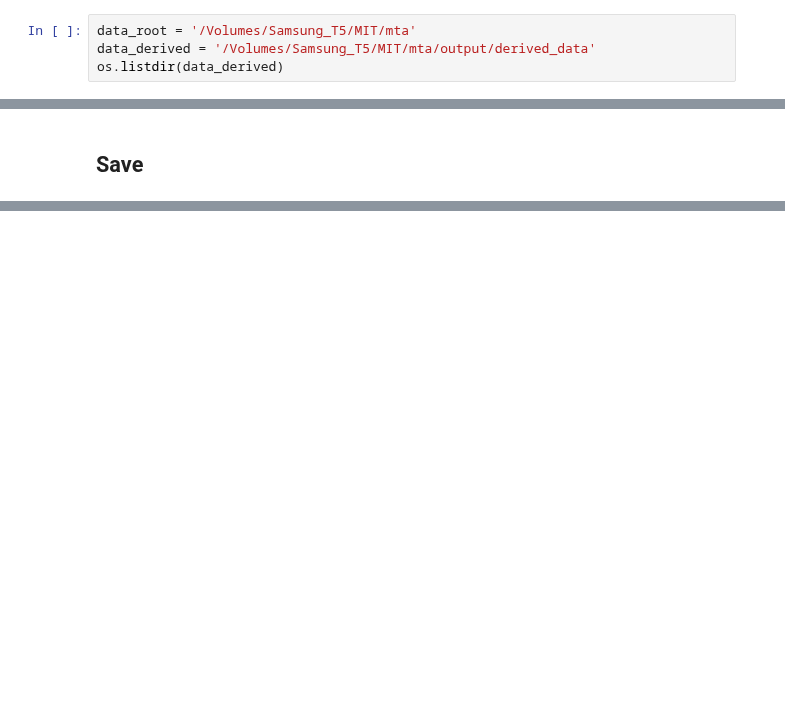
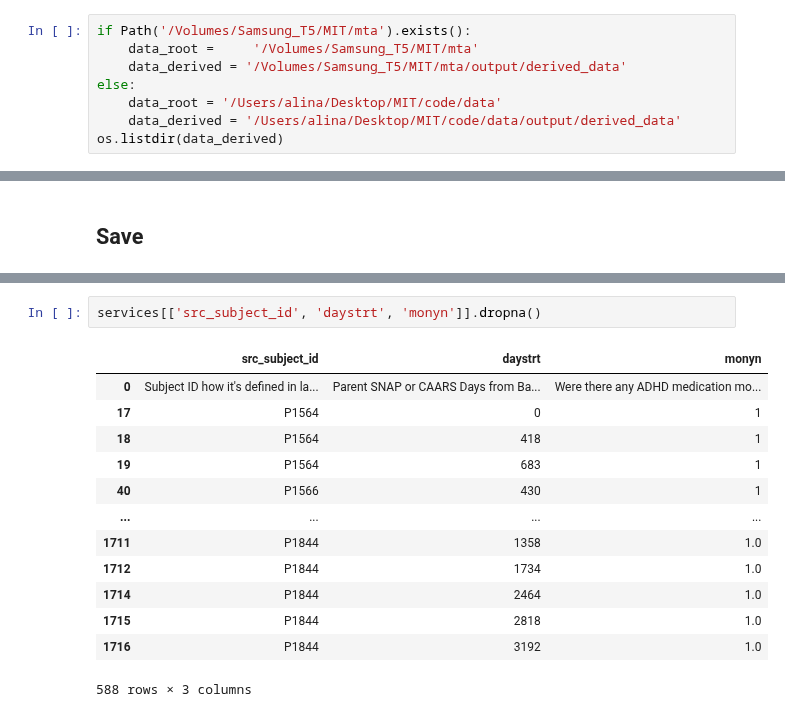
Before and after one commit to ALINA991/ADHD_fMRI, a Jupyter notebook: MTA/mta_find_med_vars.ipynb, the cells around one changed output, grey strips where cells are left out. Drawn from its saved outputs; the diff is of its cells as text; blank space fills up the shorter version.

```diff
--- a/MTA/mta_find_med_vars.ipynb
+++ b/MTA/mta_find_med_vars.ipynb
@@ -21,7 +21,11 @@ from helper import rr, prep, var_dict
 The autoreload extension is already loaded. To reload it, use:
   %reload_ext autoreload
 # %%
-data_root = '/Volumes/Samsung_T5/MIT/mta'
-data_derived = '/Volumes/Samsung_T5/MIT/mta/output/derived_data'
+if Path('/Volumes/Samsung_T5/MIT/mta').exists():
+    data_root =     '/Volumes/Samsung_T5/MIT/mta'
+    data_derived = '/Volumes/Samsung_T5/MIT/mta/output/derived_data'
+else:
+    data_root = '/Users/alina/Desktop/MIT/code/data'
+    data_derived = '/Users/alina/Desktop/MIT/code/data/output/derived_data'
 os.listdir(data_derived)
 # %% [output]
@@ -354,0 +403,16 @@ accept.to_csv(Path(data_derived, 'accept.csv'))
+# %%
+services[['src_subject_id', 'daystrt', 'monyn']].dropna()
+# %% [output]
+|  | src_subject_id | daystrt | monyn |
+| 0 | Subject ID how it's defined in la... | Parent SNAP or CAARS Days from Ba... | Were there any ADHD medication mo... |
+| 17 | P1564 | 0 | 1 |
+| 18 | P1564 | 418 | 1 |
+| 19 | P1564 | 683 | 1 |
+| 40 | P1566 | 430 | 1 |
+| ... | ... | ... | ... |
+| 1711 | P1844 | 1358 | 1.0 |
+| 1712 | P1844 | 1734 | 1.0 |
+| 1714 | P1844 | 2464 | 1.0 |
+| 1715 | P1844 | 2818 | 1.0 |
+| 1716 | P1844 | 3192 | 1.0 |
+588 rows × 3 columns
```
Also changed, not shown: parts of 10 cells of this notebook, 3 other files.
